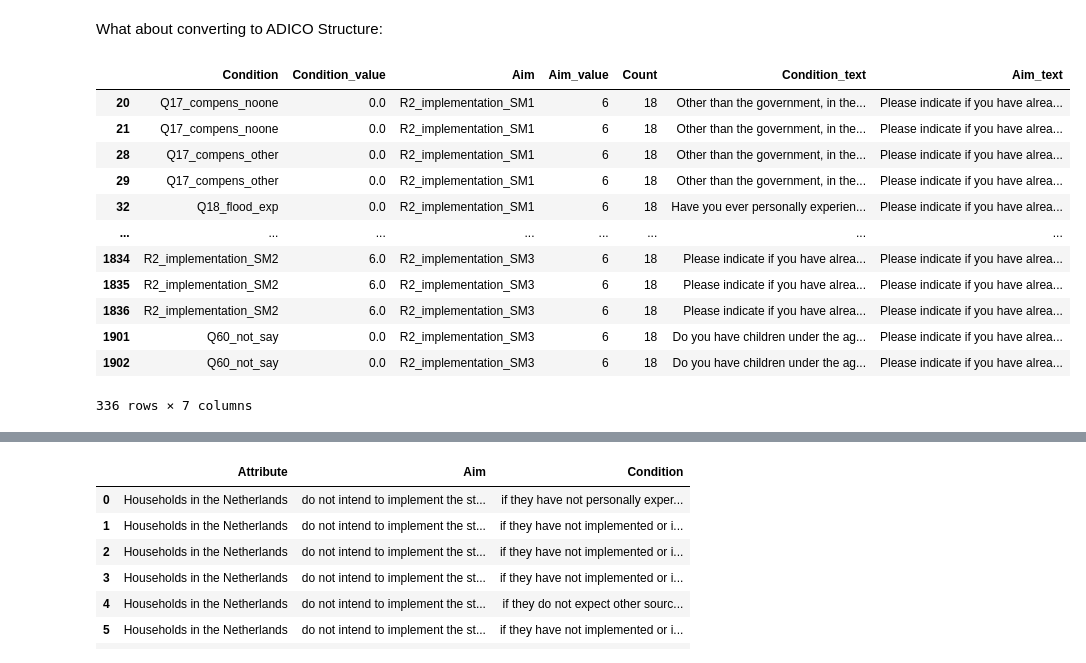
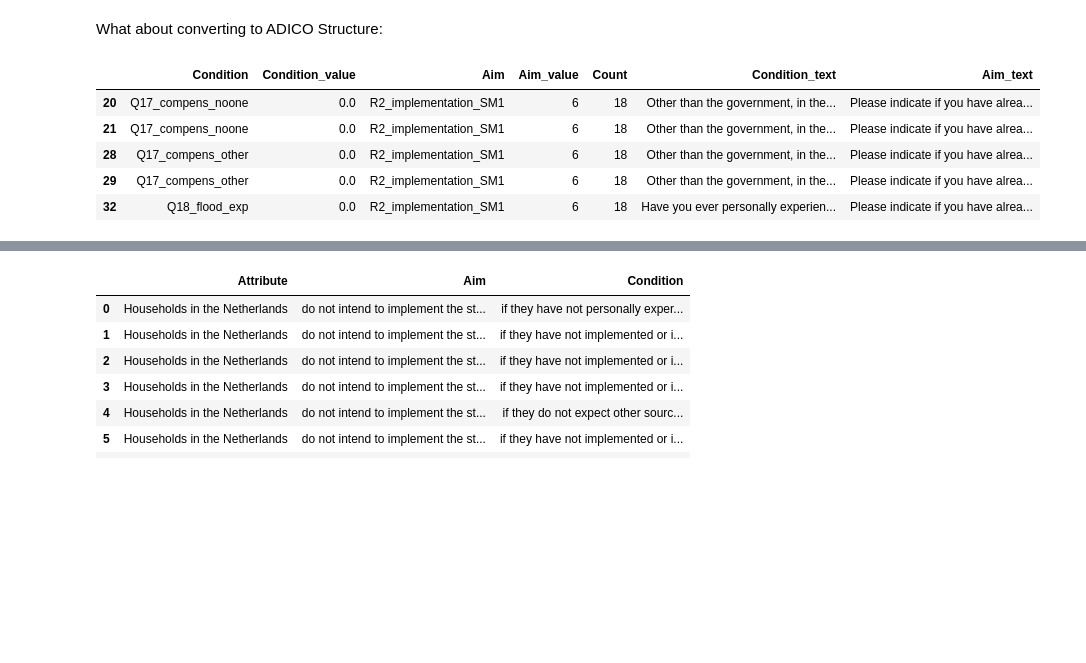
Before and after one commit to GeorgeGitHubbins/MScThesis-Extracting-InformalRules-from-Surveys, a Jupyter notebook: GPTTest.ipynb, the cells around one changed output, grey strips where cells are left out. Cells and saved outputs as stored; diff of their text form; code cells hidden in the pictures; blank space fills up the shorter version.

```diff
--- a/GPTTest.ipynb
+++ b/GPTTest.ipynb
@@ -224,21 +224,14 @@ RateLimitError: Error code: 429 - {'error': {'message': 'You exceeded your curre
 # %% [markdown]
 What about converting to ADICO Structure:
 # %%
-shared_strategies_noatt[shared_strategies_noatt["Count"] == 18]
+shared_strategies_noatt[shared_strategies_noatt["Count"] == 18].head()
 # %% [output]
 |  | Condition | Condition_value | Aim | Aim_value | Count | Condition_text | Aim_text |
 | 20 | Q17_compens_noone | 0.0 | R2_implementation_SM1 | 6 | 18 | Other than the government, in the... | Please indicate if you have alrea... |
 | 21 | Q17_compens_noone | 0.0 | R2_implementation_SM1 | 6 | 18 | Other than the government, in the... | Please indicate if you have alrea... |
 | 28 | Q17_compens_other | 0.0 | R2_implementation_SM1 | 6 | 18 | Other than the government, in the... | Please indicate if you have alrea... |
 | 29 | Q17_compens_other | 0.0 | R2_implementation_SM1 | 6 | 18 | Other than the government, in the... | Please indicate if you have alrea... |
 | 32 | Q18_flood_exp | 0.0 | R2_implementation_SM1 | 6 | 18 | Have you ever personally experien... | Please indicate if you have alrea... |
-| ... | ... | ... | ... | ... | ... | ... | ... |
-| 1834 | R2_implementation_SM2 | 6.0 | R2_implementation_SM3 | 6 | 18 | Please indicate if you have alrea... | Please indicate if you have alrea... |
-| 1835 | R2_implementation_SM2 | 6.0 | R2_implementation_SM3 | 6 | 18 | Please indicate if you have alrea... | Please indicate if you have alrea... |
-| 1836 | R2_implementation_SM2 | 6.0 | R2_implementation_SM3 | 6 | 18 | Please indicate if you have alrea... | Please indicate if you have alrea... |
-| 1901 | Q60_not_say | 0.0 | R2_implementation_SM3 | 6 | 18 | Do you have children under the ag... | Please indicate if you have alrea... |
-| 1902 | Q60_not_say | 0.0 | R2_implementation_SM3 | 6 | 18 | Do you have children under the ag... | Please indicate if you have alrea... |
-336 rows × 7 columns
 # %%
 shared_strategies_noatt = pd.read_csv("shared_strategies_noatt.csv")
 
```
Also changed, not shown: parts of 1 cell of this notebook, 9 other files.
